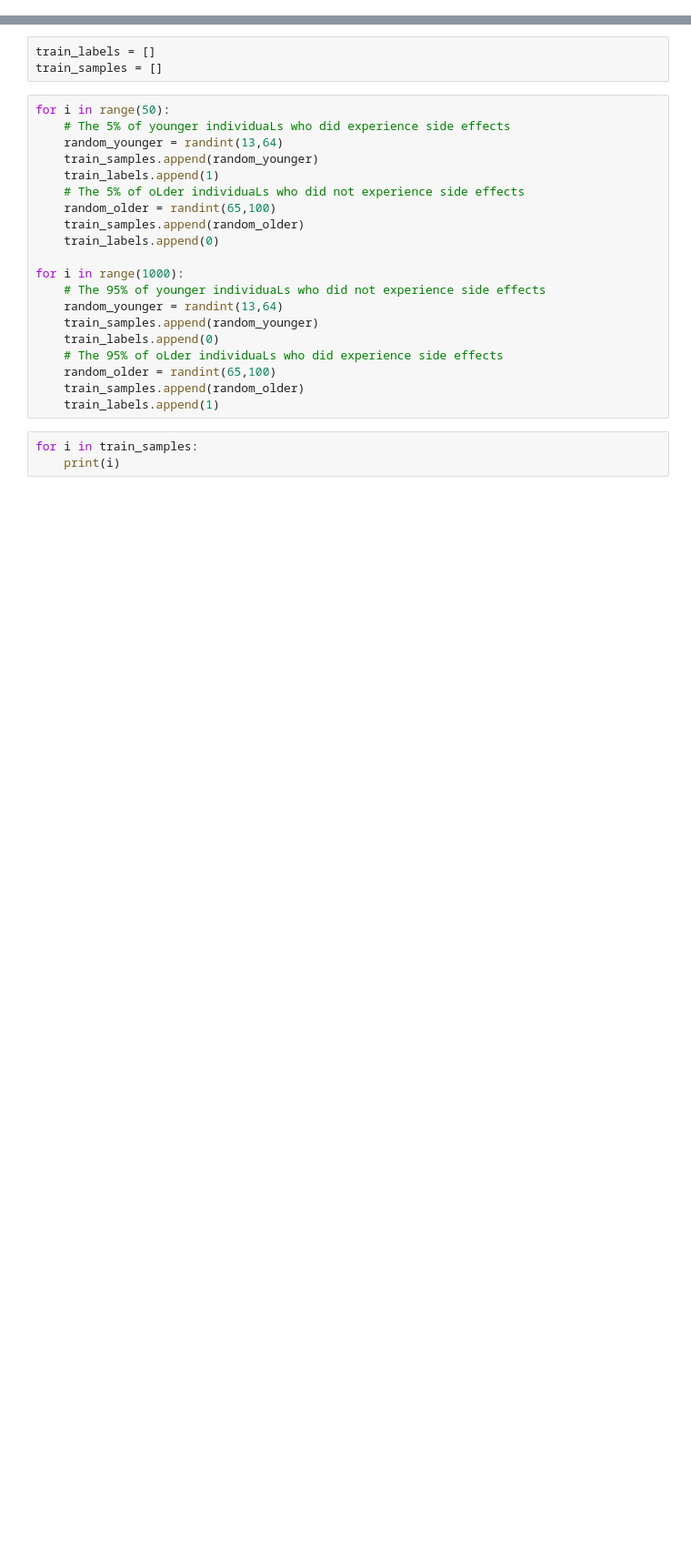
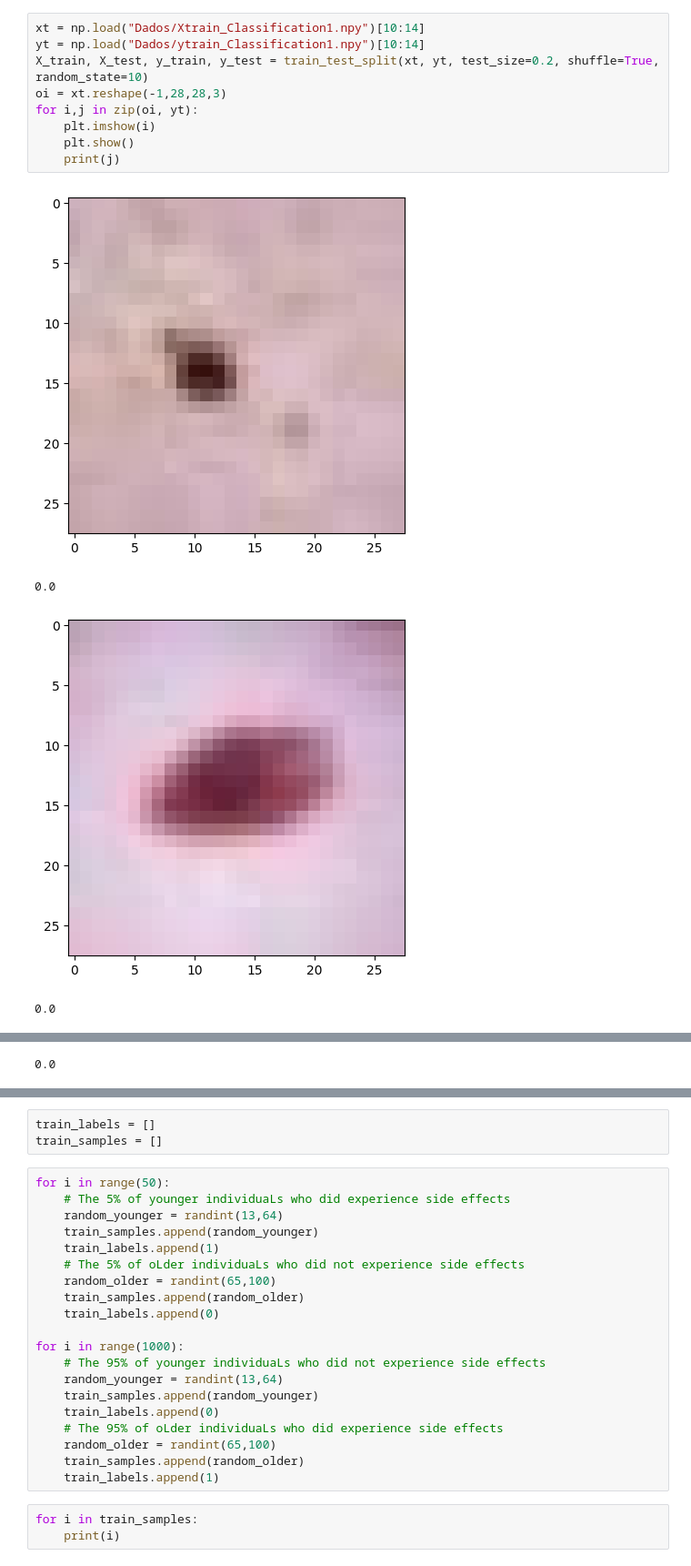
Before and after one commit to RodsCoimbra/AAut, a Jupyter notebook: Projeto2/Treino.ipynb, the cells around one changed output, grey strips where cells are left out. Shown at 91% size. Drawn from its saved outputs; the diff is of its cells as text; blank space fills up the shorter version.

```diff
--- a/Projeto2/Treino.ipynb
+++ b/Projeto2/Treino.ipynb
@@ -5,0 +7,14 @@ from sklearn.preprocessing import StandardScaler, MinMaxScaler
+# %%
+xt = np.load("Dados/Xtrain_Classification1.npy")[10:14]
+yt = np.load("Dados/ytrain_Classification1.npy")[10:14]
+X_train, X_test, y_train, y_test = train_test_split(xt, yt, test_size=0.2, shuffle=True, random_state=10)
+oi = xt.reshape(-1,28,28,3)
+for i,j in zip(oi, yt):
+    plt.imshow(i)
+    plt.show()
+    print(j)
+# %% [output]
+[figure, added]
+0.0
+[figure, added]
+0.0
@@ -5,0 +22 @@ from sklearn.preprocessing import StandardScaler, MinMaxScaler
+0.0
```
Also changed, not shown: parts of 9 cells of this notebook, 4 other files.
